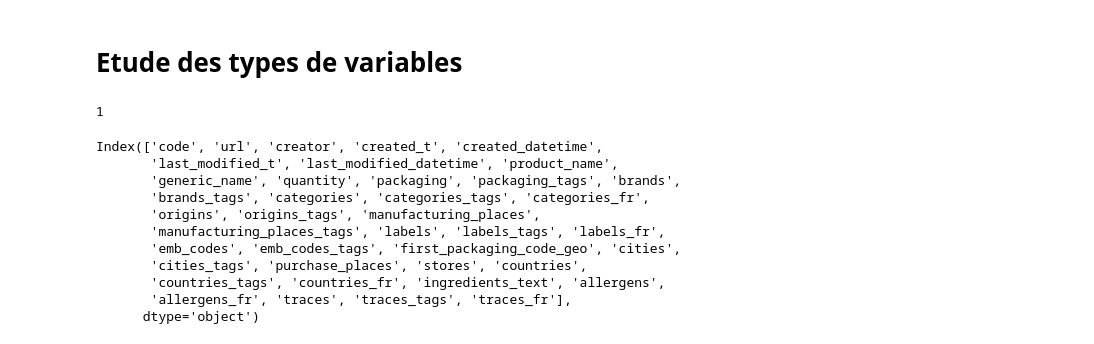
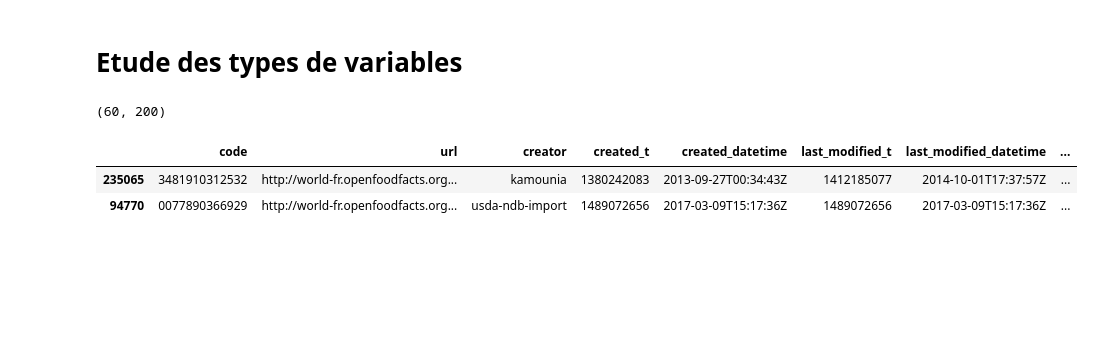
Before and after one commit to kevin-EK/Concevez-une-application-au-service-de-la-sant-publique, a Jupyter notebook: P3 Brouillon traitement data.ipynb, the cells around one changed output. Cells and saved outputs as stored; diff of their text form; code cells hidden in the pictures; blank space fills up the shorter version.

```diff
--- a/P3 Brouillon traitement data.ipynb
+++ b/P3 Brouillon traitement data.ipynb
@@ -192,4 +232,4 @@ nomColonnes = openfoodfacts.columns
-# %%
-np.sum('brands'==nomColonnes)
-# %% [output]
-1
+# %%
+pd.options.display.max_rows,pd.options.display.max_columns
+# %% [output]
+(60, 200)
@@ -196,14 +240,6 @@ np.sum('brands'==nomColonnes)
 # %%
-openfoodfacts.columns[0:40]
+openfoodfacts.sample(2)
 # %% [output]
-Index(['code', 'url', 'creator', 'created_t', 'created_datetime',
-       'last_modified_t', 'last_modified_datetime', 'product_name',
-       'generic_name', 'quantity', 'packaging', 'packaging_tags', 'brands',
-       'brands_tags', 'categories', 'categories_tags', 'categories_fr',
-       'origins', 'origins_tags', 'manufacturing_places',
-       'manufacturing_places_tags', 'labels', 'labels_tags', 'labels_fr',
-       'emb_codes', 'emb_codes_tags', 'first_packaging_code_geo', 'cities',
-       'cities_tags', 'purchase_places', 'stores', 'countries',
-       'countries_tags', 'countries_fr', 'ingredients_text', 'allergens',
-       'allergens_fr', 'traces', 'traces_tags', 'traces_fr'],
-      dtype='object')
+|  | code | url | creator | created_t | created_datetime | last_modified_t | last_modified_datetime | ... |
+| 235065 | 3481910312532 | http://world-fr.openfoodfacts.org... | kamounia | 1380242083 | 2013-09-27T00:34:43Z | 1412185077 | 2014-10-01T17:37:57Z | ... |
+| 94770 | 0077890366929 | http://world-fr.openfoodfacts.org... | usda-ndb-import | 1489072656 | 2017-03-09T15:17:36Z | 1489072656 | 2017-03-09T15:17:36Z | ... |
```
Also changed, not shown: parts of 224 cells of this notebook, 1 other file.
